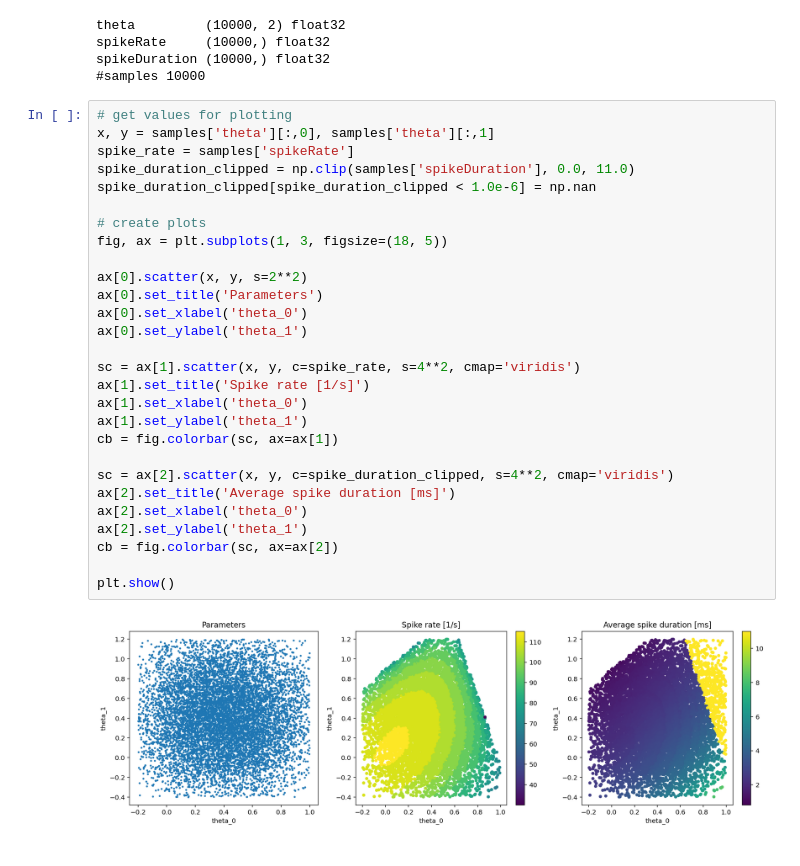
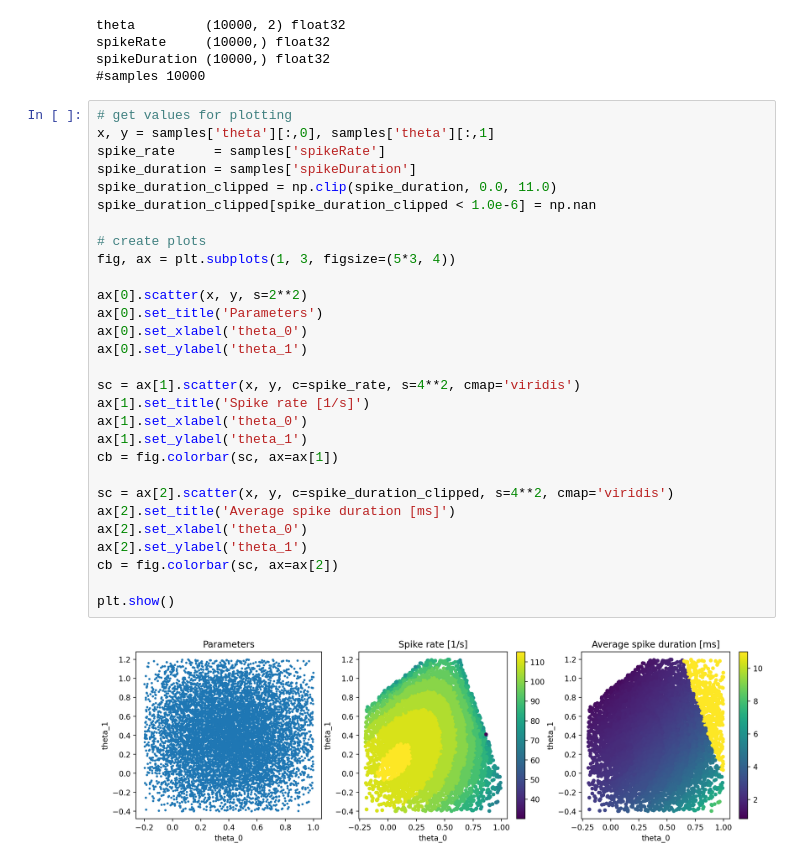
Before and after one commit to johannrudi/fhn_dnn, a Jupyter notebook: data/view_data.ipynb, the cells around one changed output. Saved outputs shown, nothing was run; the diff lists cells and outputs as text.

```diff
--- a/data/view_data.ipynb
+++ b/data/view_data.ipynb
@@ -29,30 +29,31 @@ spikeDuration (10000,) float32
 # %%
 # get values for plotting
 x, y = samples['theta'][:,0], samples['theta'][:,1]
-spike_rate = samples['spikeRate']
-spike_duration_clipped = np.clip(samples['spikeDuration'], 0.0, 11.0)
+spike_rate     = samples['spikeRate']
+spike_duration = samples['spikeDuration']
+spike_duration_clipped = np.clip(spike_duration, 0.0, 11.0)
 spike_duration_clipped[spike_duration_clipped < 1.0e-6] = np.nan
 
 # create plots
-fig, ax = plt.subplots(1, 3, figsize=(18, 5))
+fig, ax = plt.subplots(1, 3, figsize=(5*3, 4))
 
 ax[0].scatter(x, y, s=2**2)
 ax[0].set_title('Parameters')
 ax[0].set_xlabel('theta_0')
 ax[0].set_ylabel('theta_1')
 
 sc = ax[1].scatter(x, y, c=spike_rate, s=4**2, cmap='viridis')
 ax[1].set_title('Spike rate [1/s]')
 ax[1].set_xlabel('theta_0')
 ax[1].set_ylabel('theta_1')
 cb = fig.colorbar(sc, ax=ax[1])
 
 sc = ax[2].scatter(x, y, c=spike_duration_clipped, s=4**2, cmap='viridis')
 ax[2].set_title('Average spike duration [ms]')
 ax[2].set_xlabel('theta_0')
 ax[2].set_ylabel('theta_1')
 cb = fig.colorbar(sc, ax=ax[2])
 
 plt.show()
 # %% [output]
-[figure, old version]
+[figure, new version]
```
Also changed, not shown: parts of 1 cell of this notebook, 1 other file.
